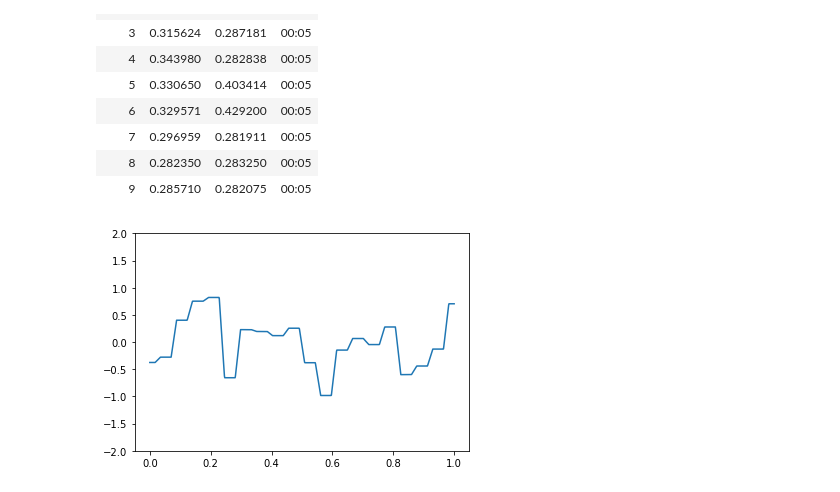
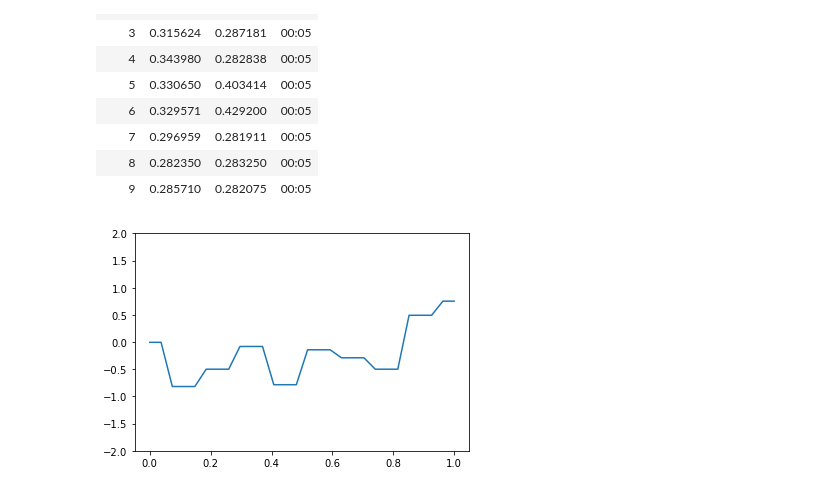
Before and after one commit to slawekslex/dl_experiments, a Jupyter notebook: misc/bars.ipynb, the cells around one changed output. Drawn from its saved outputs; the diff is of its cells as text; code cells hidden in the pictures.

```diff
--- a/misc/bars.ipynb
+++ b/misc/bars.ipynb
@@ -17,7 +17,7 @@ db = DataBlock(get_x = lambda x:x[0], get_y=lambda x:x[1])
 data = torch.stack((x,y),dim=1)
 data.shape
 
-dls  =db.dataloaders(data,bs=200)
+dls  =db.dataloaders(data,bs=200, device=torch.device('cpu'))
 
 bx, by = dls.one_batch()
 
@@ -132,17 +132,17 @@ class BarModule(torch.nn.Module):
         res = 0
         res = br(x[:,None],self.c, self.w, self.h)
         return torch.sum(res, dim=1)
+# %%
+bm = BarModule(10)
+learn = Learner(dls,bm, loss_func=nn.MSELoss(), cbs = ShowChart(x,y))
 # %%
-bm = BarModule(20)
-learn = Learner(dls,bm, loss_func=nn.MSELoss() )#, cbs = ShowChart(x,y))
-
 bx = torch.linspace(0,1,1000)
 by = bm(bx).detach()
 plt.plot(bx, by)
 plt.ylim(-2,2)
 plt.show()
 # %% [output]
-[figure, old version]
+[figure, new version]
 # %%
 learn.lr_find()
 # %% [output]
```
Also changed, not shown: parts of 4 cells of this notebook.
